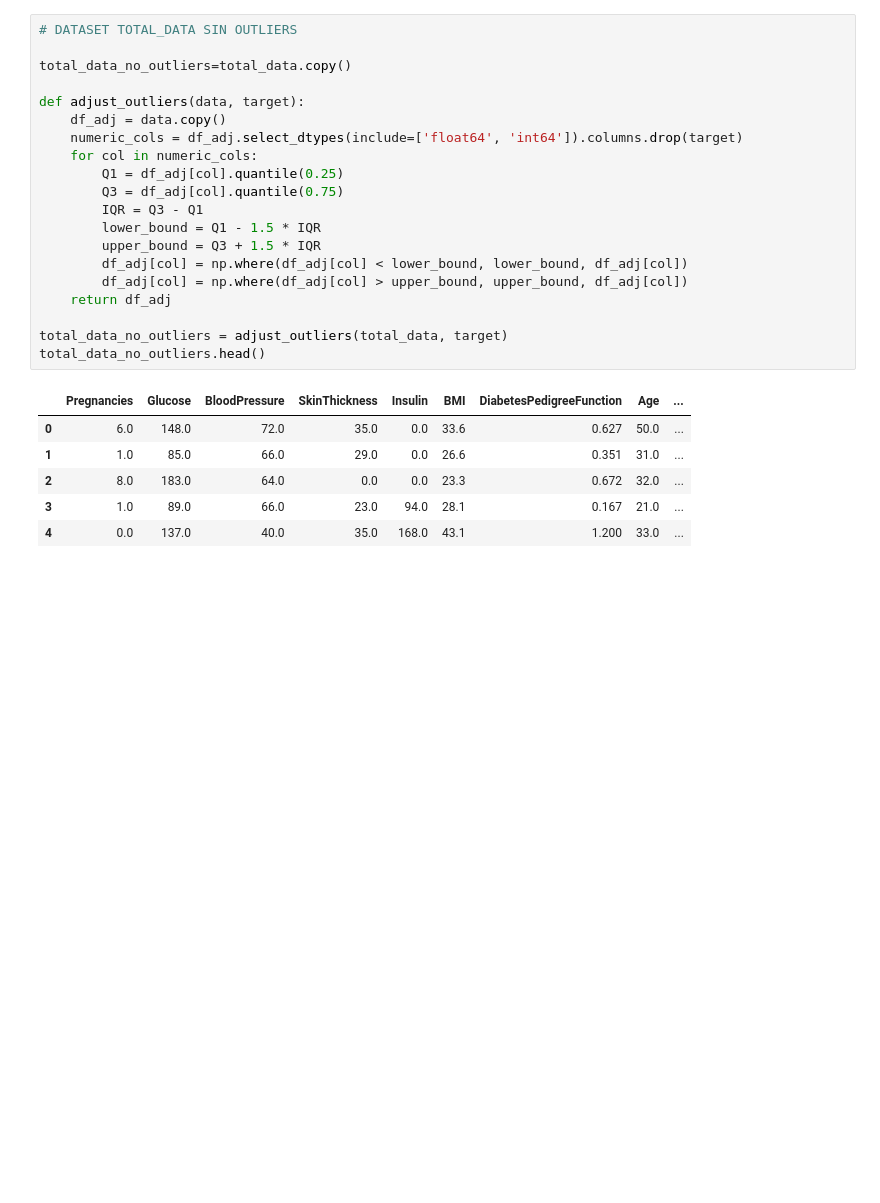
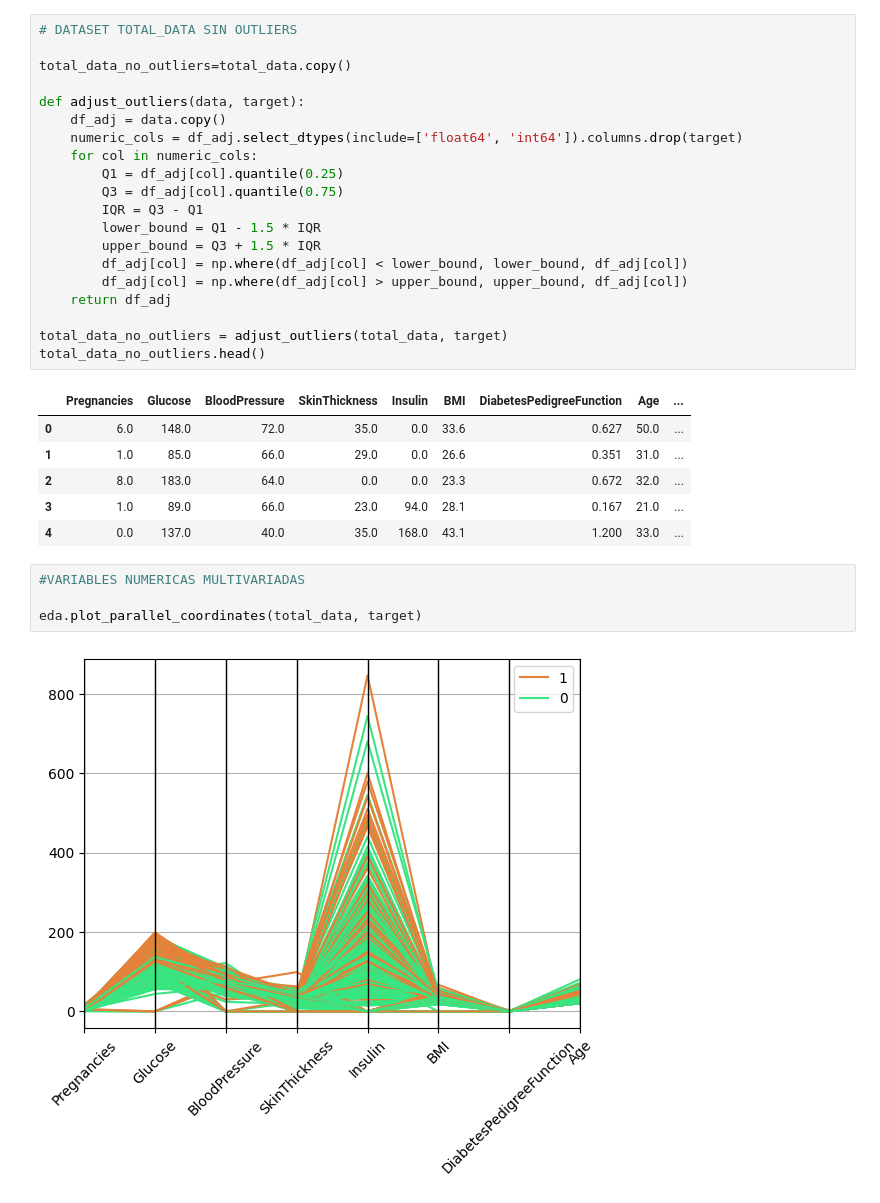
Before and after one commit to 4GeeksAcademy/ingenieropg80.arbol_de_desicion, a Jupyter notebook: src/Boosting.ipynb, the cells around one changed output. Drawn from its saved outputs; the diff is of its cells as text; blank space fills up the shorter version.

```diff
--- a/src/Boosting.ipynb
+++ b/src/Boosting.ipynb
@@ -156,4 +153,10 @@ total_data_no_outliers.head()
 | 2 | 8.0 | 183.0 | 64.0 | 0.0 | 0.0 | 23.3 | 0.672 | 32.0 | ... |
 | 3 | 1.0 | 89.0 | 66.0 | 23.0 | 94.0 | 28.1 | 0.167 | 21.0 | ... |
 | 4 | 0.0 | 137.0 | 40.0 | 35.0 | 168.0 | 43.1 | 1.200 | 33.0 | ... |
+# %%
+#VARIABLES NUMERICAS MULTIVARIADAS
+
+eda.plot_parallel_coordinates(total_data, target)
+# %% [output]
+[figure, added]
 # %%
```
Also changed, not shown: parts of 4 cells of this notebook, 2 other files.
